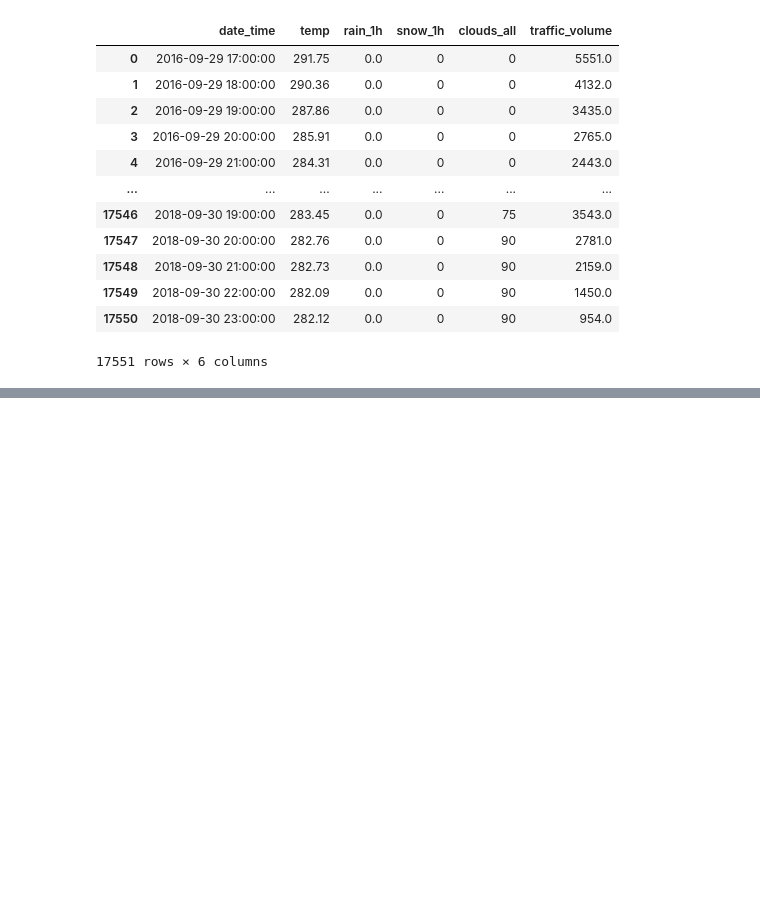
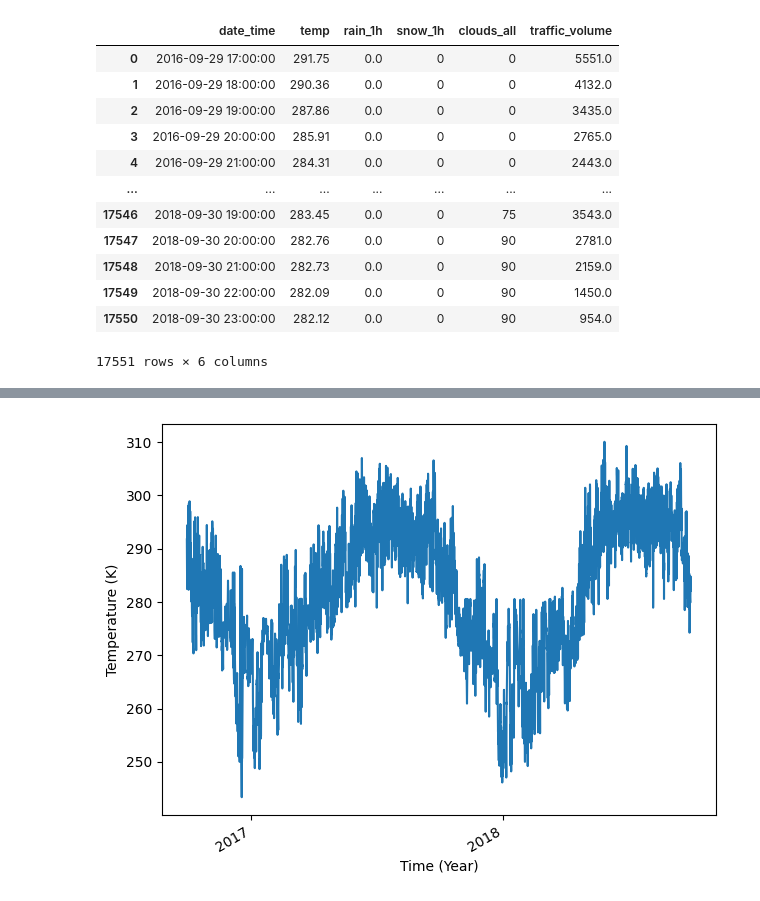
Before and after one commit to mskcho00/TimeSeries-Self-Practice, a Jupyter notebook: 12_Deep Learning in TS.ipynb, the cells around one changed output, grey strips where cells are left out. Drawn from its saved outputs; the diff is of its cells as text; code cells hidden in the pictures; blank space fills up the shorter version.

```diff
--- a/12_Deep Learning in TS.ipynb
+++ b/12_Deep Learning in TS.ipynb
@@ -89,0 +97,13 @@ plt.tight_layout()
+# %%
+fig, ax = plt.subplots()
+
+ax.plot(df['temp'])
+ax.set_xlabel('Time (Year)')
+ax.set_ylabel('Temperature (K)')
+
+plt.xticks([2239, 10999], [2017, 2018])
+
+fig.autofmt_xdate()
+plt.tight_layout()
+# %% [output]
+[figure, added]
```
Also changed, not shown: parts of 27 cells of this notebook, 3 other files.
